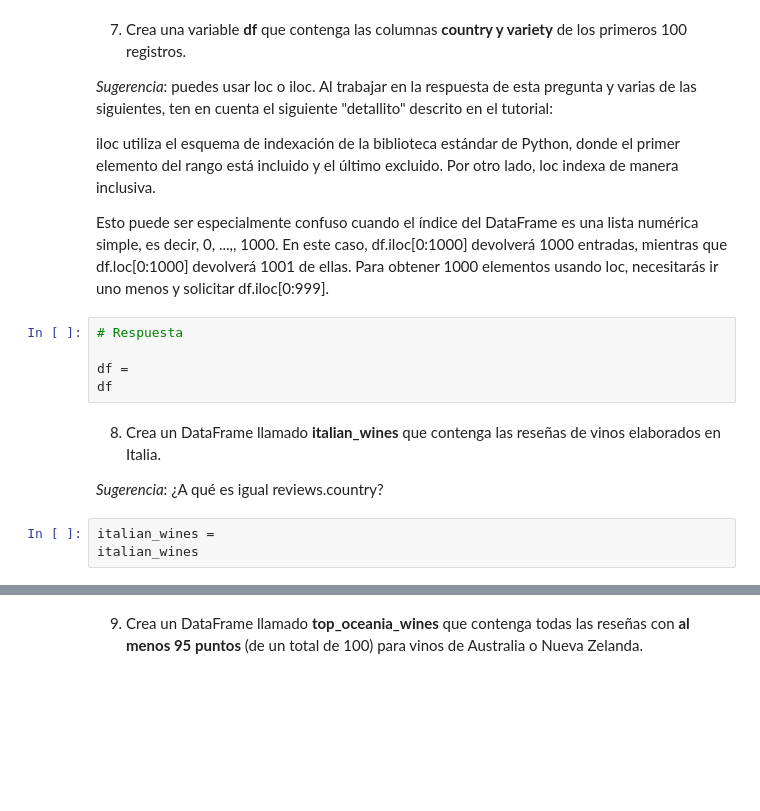
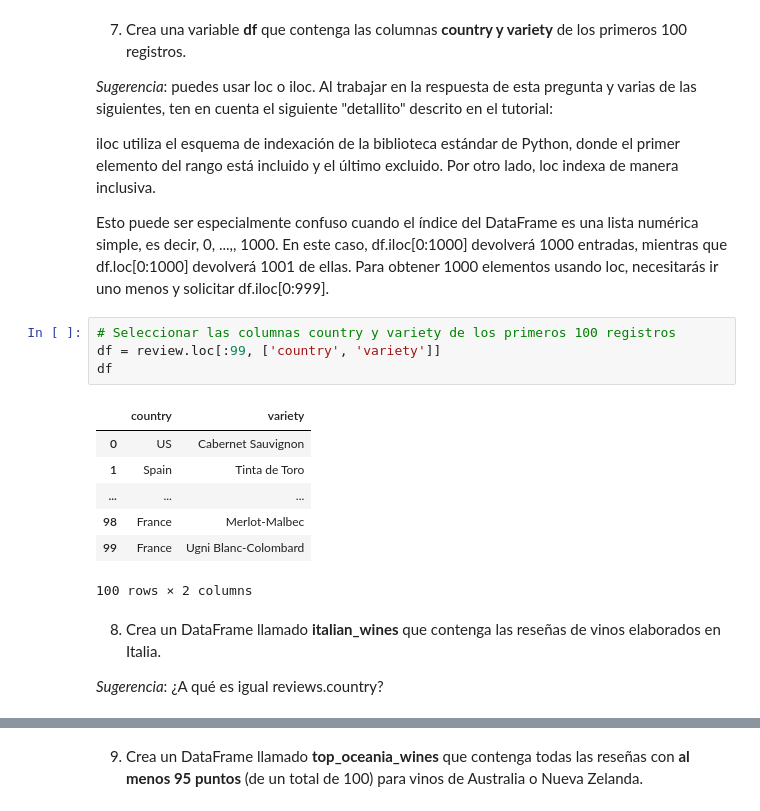
Before and after one commit to atortosalopez/practica-1-aapl, a Jupyter notebook: Practica6.ipynb, the cells around one changed output, grey strips where cells are left out. Cells and saved outputs as stored; diff of their text form; blank space fills up the shorter version.

```diff
--- a/Practica6.ipynb
+++ b/Practica6.ipynb
@@ -119,15 +119,19 @@ filtered_reviews
 iloc utiliza el esquema de indexación de la biblioteca estándar de Python, donde el primer elemento del rango está incluido y el último excluido. Por otro lado, loc indexa de manera inclusiva.
 
 Esto puede ser especialmente confuso cuando el índice del DataFrame es una lista numérica simple, es decir, 0, ...,, 1000. En este caso, df.iloc[0:1000] devolverá 1000 entradas, mientras que df.loc[0:1000] devolverá 1001 de ellas. Para obtener 1000 elementos usando loc, necesitarás ir uno menos y solicitar df.iloc[0:999].
-# %%
-# Respuesta
-
-df =
-df
+# %%
+# Seleccionar las columnas country y variety de los primeros 100 registros
+df = review.loc[:99, ['country', 'variety']]
+df
+# %% [output]
+|  | country | variety |
+| 0 | US | Cabernet Sauvignon |
+| 1 | Spain | Tinta de Toro |
+| ... | ... | ... |
+| 98 | France | Merlot-Malbec |
+| 99 | France | Ugni Blanc-Colombard |
+100 rows × 2 columns
 # %% [markdown]
 8. Crea un DataFrame llamado **italian_wines** que contenga las reseñas de vinos elaborados en Italia.
 
 *Sugerencia*: ¿A qué es igual reviews.country?
-# %%
-italian_wines =
-italian_wines
```
Also changed, not shown: parts of 3 cells of this notebook.
